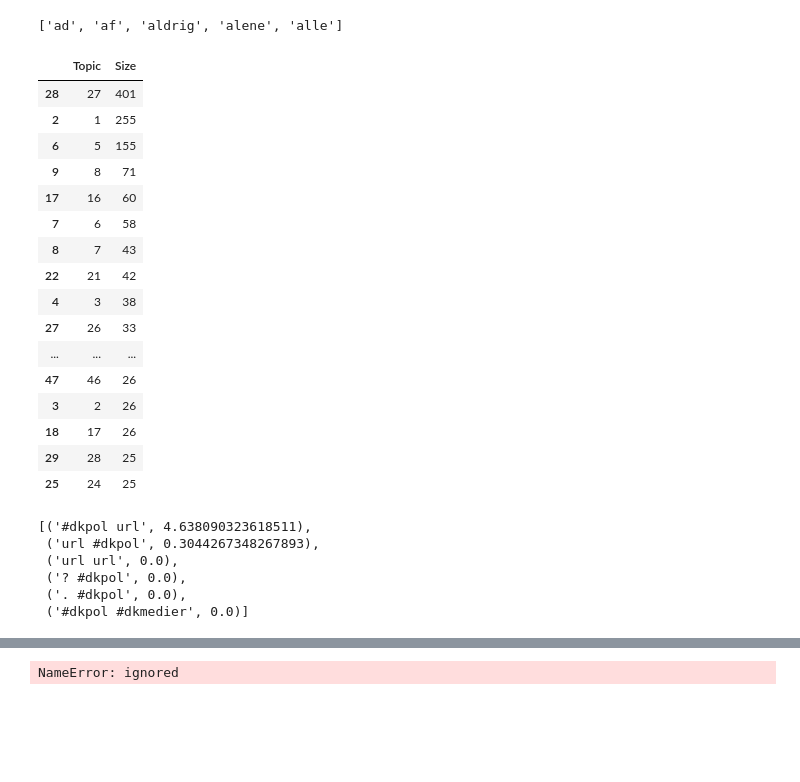
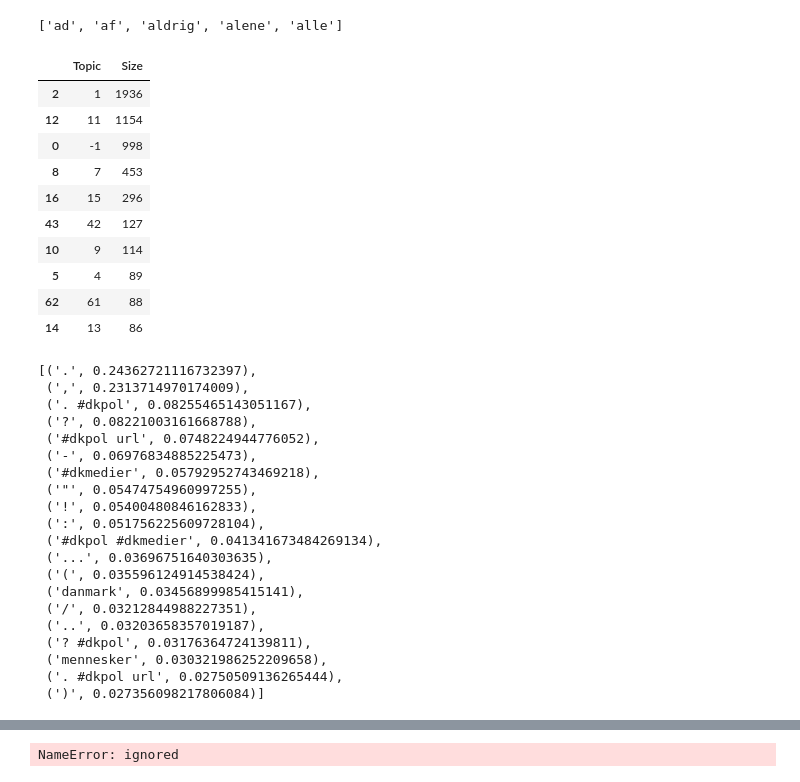
Before and after one commit to AndersGiovanni/ditw_project, a Jupyter notebook: src/clustering.ipynb, the cells around one changed output, grey strips where cells are left out. Drawn from its saved outputs; the diff is of its cells as text; code cells hidden in the pictures; blank space fills up the shorter version.

```diff
--- a/src/clustering.ipynb
+++ b/src/clustering.ipynb
@@ -98,7 +86,7 @@ Counter(hashtags).most_common(10)
 #         print(i[1]['entities']['hashtags'])
 #     print()
 # %%
-text = replace_url(df['text'])
+text = replace_url(df['text'], replacement = 'URL')
 #text = df['text']
 # for i in text[:50]:
 #     print(i)
@@ -121,6 +109,6 @@ text[:2]
 from sklearn.feature_extraction.text import TfidfVectorizer
 from nltk.tokenize import TweetTokenizer
 tweet_tokenizer = TweetTokenizer().tokenize
-vectorizer = TfidfVectorizer(tokenizer = tweet_tokenizer, stop_words = stopwords, ngram_range = (2,4), max_features = 1000, min_df=15, max_df = 0.8)
+vectorizer = TfidfVectorizer(tokenizer = tweet_tokenizer, stop_words = stopwords, ngram_range = (1,3), max_features = 1000, min_df=2, max_df = 0.95)
 X = vectorizer.fit_transform(text)
-vectorizer.vocabulary_
+#vectorizer.vocabulary_
@@ -150,7 +120,7 @@ umap_embeddings = umap.UMAP(n_neighbors=15,
 cluster = hdbscan.HDBSCAN(min_cluster_size=10,
                           metric='euclidean',
                           cluster_selection_method='eom',
-                          cluster_selection_epsilon=0.4).fit(umap_embeddings)
+                          cluster_selection_epsilon=0.5).fit(X)
 # %%
 print(Counter(cluster.labels_))
 # %% [output]
@@ -187,7 +157,7 @@ import numpy as np
 from sklearn.feature_extraction.text import CountVectorizer
 
 def c_tf_idf(documents, m, ngram_range=(2, 3)):
-    count = CountVectorizer(tokenizer = tweet_tokenizer, stop_words = stopwords, ngram_range = (2,4), max_features = 1000, min_df=15, max_df = 0.8).fit(documents)
+    count = CountVectorizer(tokenizer = tweet_tokenizer, stop_words = stopwords, ngram_range = (1,3), max_features = 1000, min_df=2, max_df = 0.95).fit(documents)
     t = count.transform(documents).toarray()
     w = t.sum(axis=1)
     tf = np.divide(t.T, w)
@@ -201,51 +171,59 @@ tf_idf, count = c_tf_idf(docs_per_topic.Doc.values, m=len(data))
 # %%
 def extract_top_n_words_per_topic(tf_idf, count, docs_per_topic, n=20):
     words = count.get_feature_names()
     labels = list(docs_per_topic.Topic)
     tf_idf_transposed = tf_idf.T
     indices = tf_idf_transposed.argsort()[:, -n:]
     top_n_words = {label: [(words[j], tf_idf_transposed[i][j]) for j in indices[i]][::-1] for i, label in enumerate(labels)}
     return top_n_words
 
 def extract_topic_sizes(df):
     topic_sizes = (df.groupby(['Topic'])
                      .Doc
                      .count()
                      .reset_index()
                      .rename({"Topic": "Topic", "Doc": "Size"}, axis='columns')
                      .sort_values("Size", ascending=False))
     return topic_sizes
 
 top_n_words = extract_top_n_words_per_topic(tf_idf, count, docs_per_topic, n=20)
-topic_sizes = extract_topic_sizes(docs_df); topic_sizes.head(20)
+topic_sizes = extract_topic_sizes(docs_df); topic_sizes.head(10)
 # %% [output]
 |  | Topic | Size |
-| 28 | 27 | 401 |
-| 2 | 1 | 255 |
-| 6 | 5 | 155 |
-| 9 | 8 | 71 |
-| 17 | 16 | 60 |
-| 7 | 6 | 58 |
-| 8 | 7 | 43 |
-| 22 | 21 | 42 |
-| 4 | 3 | 38 |
-| 27 | 26 | 33 |
-| ... | ... | ... |
-| 47 | 46 | 26 |
-| 3 | 2 | 26 |
-| 18 | 17 | 26 |
-| 29 | 28 | 25 |
-| 25 | 24 | 25 |
+| 2 | 1 | 1936 |
+| 12 | 11 | 1154 |
+| 0 | -1 | 998 |
+| 8 | 7 | 453 |
+| 16 | 15 | 296 |
+| 43 | 42 | 127 |
+| 10 | 9 | 114 |
+| 5 | 4 | 89 |
+| 62 | 61 | 88 |
+| 14 | 13 | 86 |
 # %%
 len(top_n_words)
-top_n_words[1]
+top_n_words[15]
 # %% [output]
-[('#dkpol url', 4.638090323618511),
- ('url #dkpol', 0.3044267348267893),
- ('url url', 0.0),
- ('? #dkpol', 0.0),
- ('. #dkpol', 0.0),
- ('#dkpol #dkmedier', 0.0)]
+[('.', 0.24362721116732397),
+ (',', 0.2313714970174009),
+ ('. #dkpol', 0.08255465143051167),
+ ('?', 0.08221003161668788),
+ ('#dkpol url', 0.0748224944776052),
+ ('-', 0.06976834885225473),
+ ('#dkmedier', 0.05792952743469218),
+ ('"', 0.05474754960997255),
+ ('!', 0.05400480846162833),
+ (':', 0.051756225609728104),
+ ('#dkpol #dkmedier', 0.041341673484269134),
+ ('...', 0.03696751640303635),
+ ('(', 0.035596124914538424),
+ ('danmark', 0.03456899985415141),
+ ('/', 0.03212844988227351),
+ ('..', 0.03203658357019187),
+ ('? #dkpol', 0.03176364724139811),
+ ('mennesker', 0.030321986252209658),
+ ('. #dkpol url', 0.02750509136265444),
+ (')', 0.027356098217806084)]
 # %%
 from sklearn.metrics.pairwise import cosine_similarity
 
```
Also changed, not shown: parts of 17 cells of this notebook, 2 other files.
